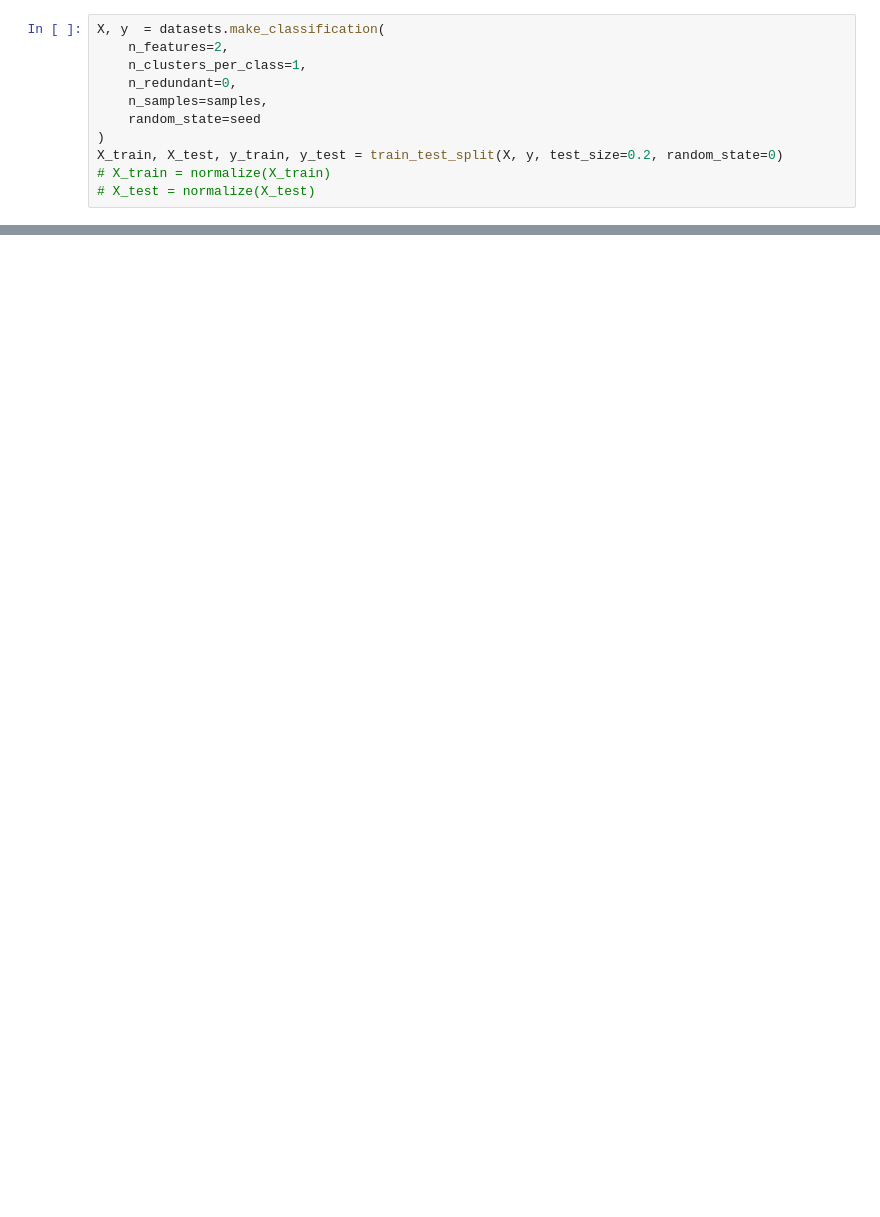
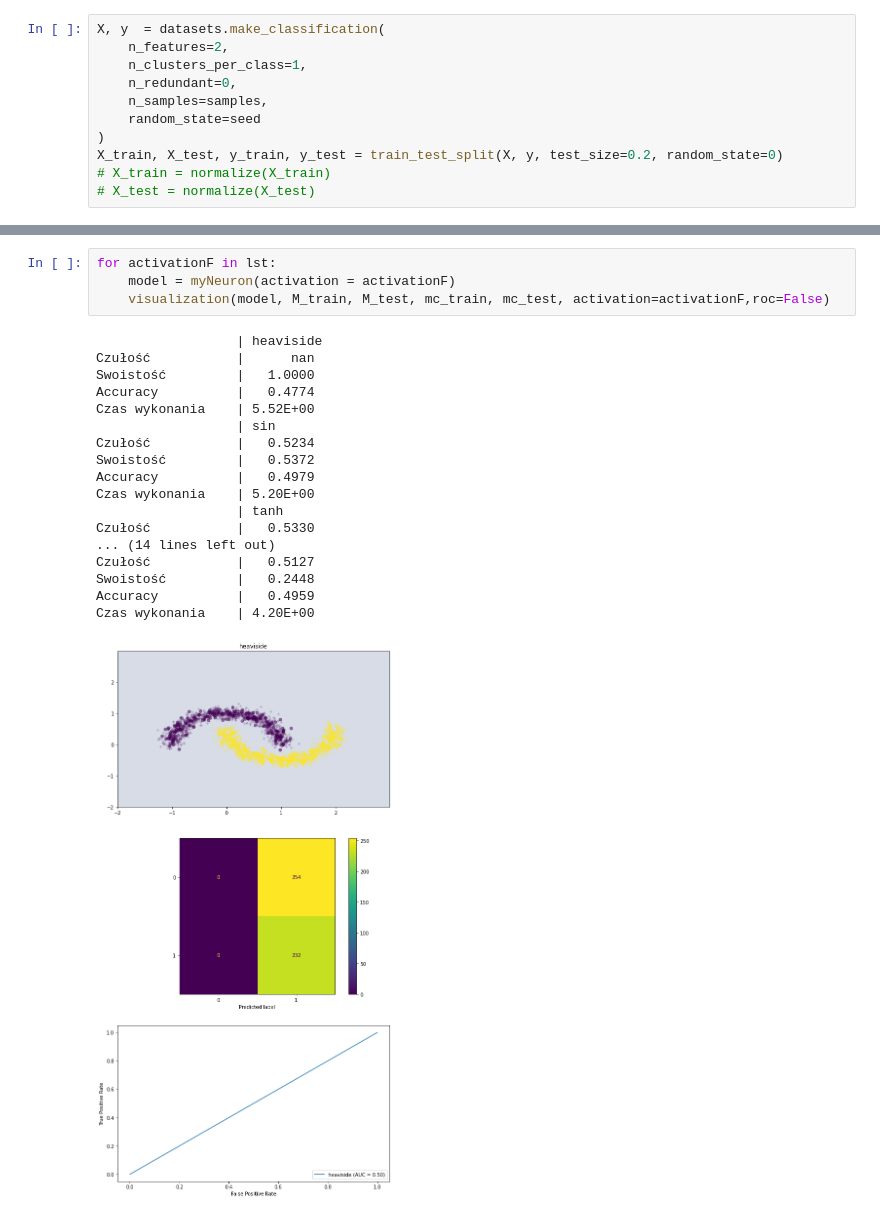
Before and after one commit to bmichas/PUM, a Jupyter notebook: Lab7_Neuron/PUM7.ipynb, the cells around one changed output, grey strips where cells are left out. Drawn from its saved outputs; the diff is of its cells as text; blank space fills up the shorter version.

```diff
--- a/Lab7_Neuron/PUM7.ipynb
+++ b/Lab7_Neuron/PUM7.ipynb
@@ -236,0 +253,23 @@ Czas wykonania    | 5.06E-02
+# %%
+for activationF in lst:
+    model = myNeuron(activation = activationF)
+    visualization(model, M_train, M_test, mc_train, mc_test, activation=activationF,roc=False)
+# %% [output]
+                  | heaviside
+Czułość           |      nan
+Swoistość         |   1.0000
+Accuracy          |   0.4774
+Czas wykonania    | 5.52E+00
+                  | sin
+Czułość           |   0.5234
+Swoistość         |   0.5372
+Accuracy          |   0.4979
+Czas wykonania    | 5.20E+00
+                  | tanh
+Czułość           |   0.5330
+... (14 lines left out)
+Czułość           |   0.5127
+Swoistość         |   0.2448
+Accuracy          |   0.4959
+Czas wykonania    | 4.20E+00
+[figure, added]
```
Also changed, not shown: parts of 9 cells of this notebook, 3 other files.
